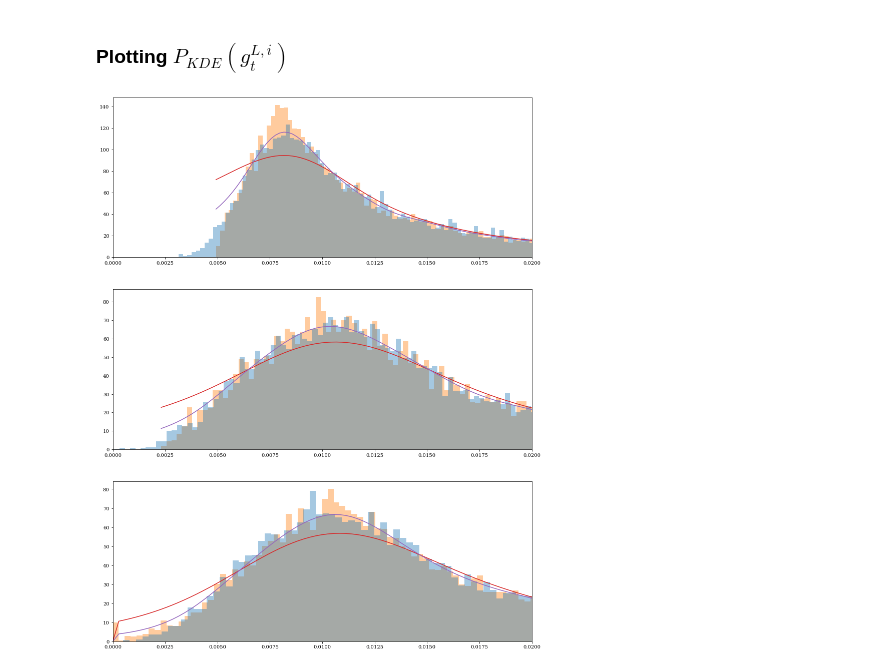
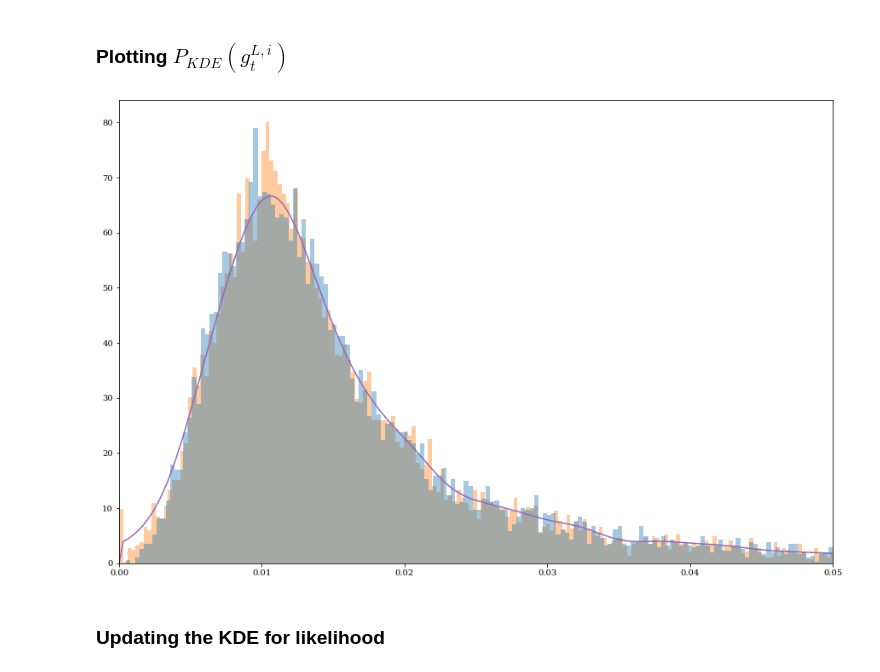
Before and after one commit to caioolivv/masters, a Jupyter notebook: CLMM/CLMM_shear_likelihood_2_1.ipynb, the cells around one changed output. Drawn from its saved outputs; the diff is of its cells as text; code cells hidden in the pictures.

Commit message:
Added new plots and ran some fits with the likelihood models

```diff
--- a/CLMM/CLMM_shear_likelihood_2_1.ipynb
+++ b/CLMM/CLMM_shear_likelihood_2_1.ipynb
@@ -123,21 +123,47 @@ gt_th_noisy_z_kde_rot.prepare()
 # %% [markdown]
 ### Plotting $P_{KDE}(g^{L,i}_t)$
 # %%
-fig, ax = plt.subplots(3, 1, figsize=(15,20), facecolor="white")
+# fig, ax = plt.subplots(3, 1, figsize=(15,20), facecolor="white")
 
-for gt_th, gt_obs, kde, kde_rot, i in zip([gt_th_ideal, gt_th_ideal_z, gt_th_noisy_z], [gt_ideal, gt_ideal_z, gt_noisy_z], [gt_th_ideal_kde, gt_th_ideal_z_kde, gt_th_noisy_z_kde], [gt_th_ideal_kde_rot, gt_th_ideal_z_kde_rot, gt_th_noisy_z_kde_rot], range(3)):
+# for gt_th, gt_obs, kde, kde_rot, i in zip([gt_th_ideal, gt_th_ideal_z, gt_th_noisy_z], [gt_ideal, gt_ideal_z, gt_noisy_z], [gt_th_ideal_kde, gt_th_ideal_z_kde, gt_th_noisy_z_kde], [gt_th_ideal_kde_rot, gt_th_ideal_z_kde_rot, gt_th_noisy_z_kde_rot], range(3)):
 
+#     gt_min, gt_max = min(gt_th), max(gt_th)
+
+#     x = np.linspace(gt_min, gt_max, num=1000)
+#     y = [kde.eval_p(x_i) for x_i in x]
+#     z = [kde_rot.eval_p(x_i) for x_i in x]
+
+#     ax[i].hist(gt_th, bins=1000, density=True, alpha=0.4, color='tab:orange')
+#     ax[i].hist(gt_obs, bins=1000, density=True, alpha=0.4, color='tab:blue')
+#     ax[i].plot(x, y, color='tab:red')
+#     ax[i].plot(x, z, color='tab:purple')
+#     # ax[i].set_xscale('log')
+#     # ax[i].set_xlim(0, 0.02)
+
+
+fig, ax = plt.subplots(1, 1, figsize=(15,10), facecolor="white")
+
+for gt_th, gt_obs, kde, kde_rot, i in zip([gt_th_noisy_z], [gt_noisy_z], [gt_th_noisy_z_kde], [gt_th_noisy_z_kde_rot], range(1)):
     gt_min, gt_max = min(gt_th), max(gt_th)
 
     x = np.linspace(gt_min, gt_max, num=1000)
     y = [kde.eval_p(x_i) for x_i in x]
     z = [kde_rot.eval_p(x_i) for x_i in x]
 
-    ax[i].hist(gt_th, bins=1000, density=True, alpha=0.4, color='tab:orange')
-    ax[i].hist(gt_obs, bins=1000, density=True, alpha=0.4, color='tab:blue')
-    ax[i].plot(x, y, color='tab:red')
-    ax[i].plot(x, z, color='tab:purple')
+    ax.hist(gt_th, bins=1000, density=True, alpha=0.4, color='tab:orange')
+    ax.hist(gt_obs, bins=1000, density=True, alpha=0.4, color='tab:blue')
+    # ax.plot(x, y, color='tab:red')
+    ax.plot(x, z, color='tab:purple')
     # ax[i].set_xscale('log')
-    ax[i].set_xlim(0, 0.02)
+    # ax[i].set_xlim(0, 0.02)
+
+    # ax.hist(gt_th, bins=1000, density=True, alpha=0.4, color='tab:orange')
+    # ax.hist(gt_obs, bins=1000, density=True, alpha=0.4, color='tab:blue')
+    # ax.plot(x, y, color='tab:red')
+    # ax.plot(x, z, color='tab:purple')
+    # # ax.set_xscale('log')
+    ax.set_xlim(0, 0.05)
 # %% [output]
-[figure, old version]
+[figure, new version]
+# %% [markdown]
+### Updating the KDE for likelihood
```
Also changed, not shown: parts of 8 cells of this notebook, 9 other files.
